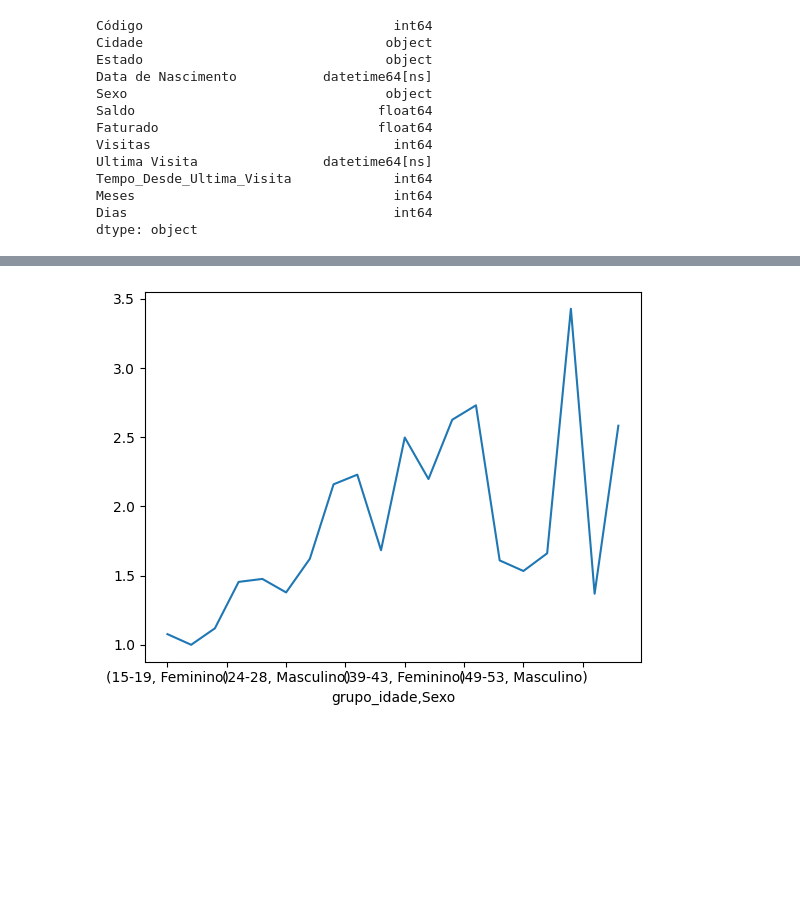
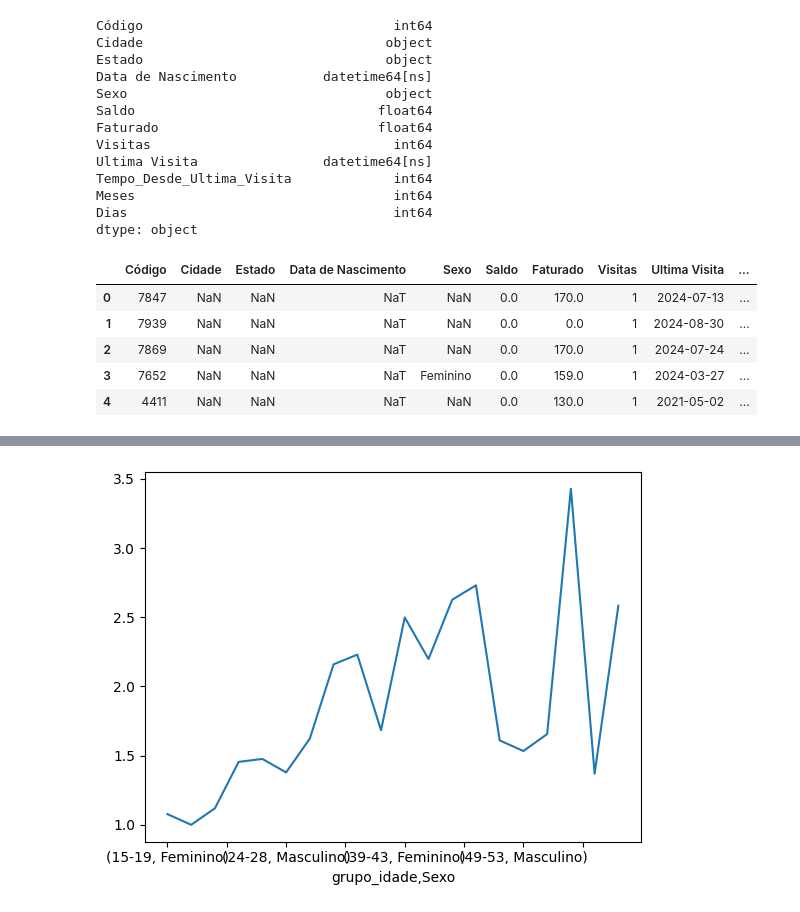
Before and after one commit to reprograma/on35-python-s17-s18-projeto-final, a Jupyter notebook: projeto final/projeto.ipynb, the cells around one changed output, grey strips where cells are left out. Saved outputs shown, nothing was run; the diff lists cells and outputs as text; code cells hidden in the pictures; blank space fills up the shorter version.

```diff
--- a/projeto final/projeto.ipynb
+++ b/projeto final/projeto.ipynb
@@ -296,3 +297,12 @@ Tempo_Desde_Ultima_Visita             int64
 Meses                                 int64
 Dias                                  int64
 dtype: object
+# %%
+df_combinado_pacientes.head()
+# %% [output]
+|  | Código | Cidade | Estado | Data de Nascimento | Sexo | Saldo | Faturado | Visitas | Ultima Visita | ... |
+| 0 | 7847 | NaN | NaN | NaT | NaN | 0.0 | 170.0 | 1 | 2024-07-13 | ... |
+| 1 | 7939 | NaN | NaN | NaT | NaN | 0.0 | 0.0 | 1 | 2024-08-30 | ... |
+| 2 | 7869 | NaN | NaN | NaT | NaN | 0.0 | 170.0 | 1 | 2024-07-24 | ... |
+| 3 | 7652 | NaN | NaN | NaT | Feminino | 0.0 | 159.0 | 1 | 2024-03-27 | ... |
+| 4 | 4411 | NaN | NaN | NaT | NaN | 0.0 | 130.0 | 1 | 2021-05-02 | ... |
```
Also changed, not shown: parts of 15 cells of this notebook, 2 other files.
